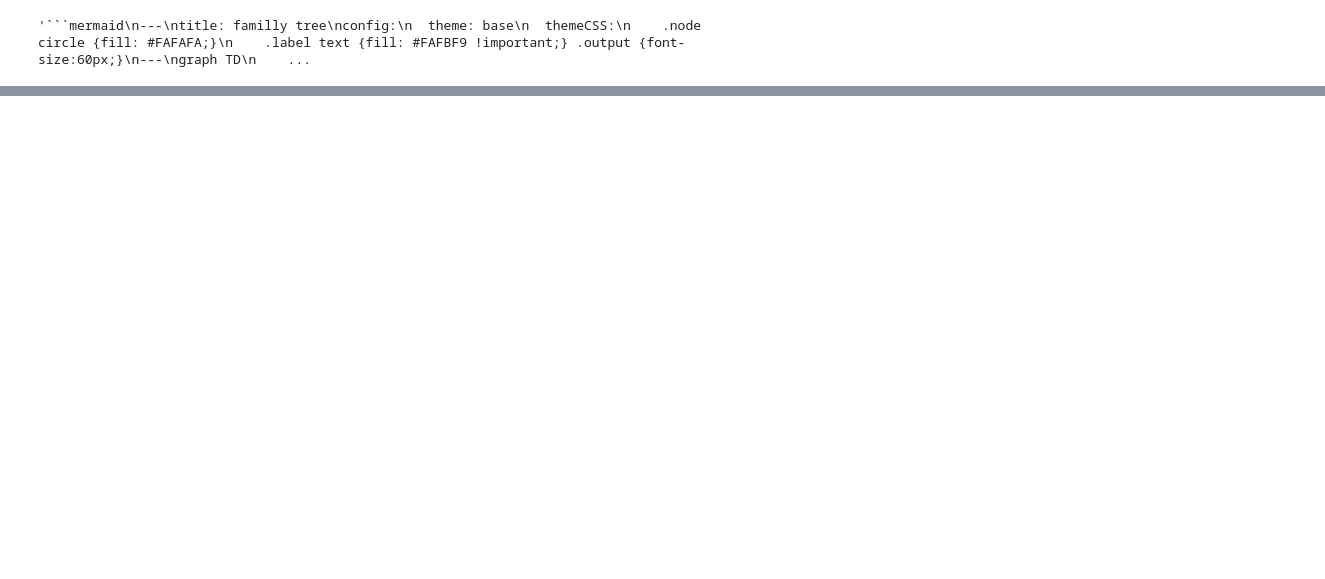
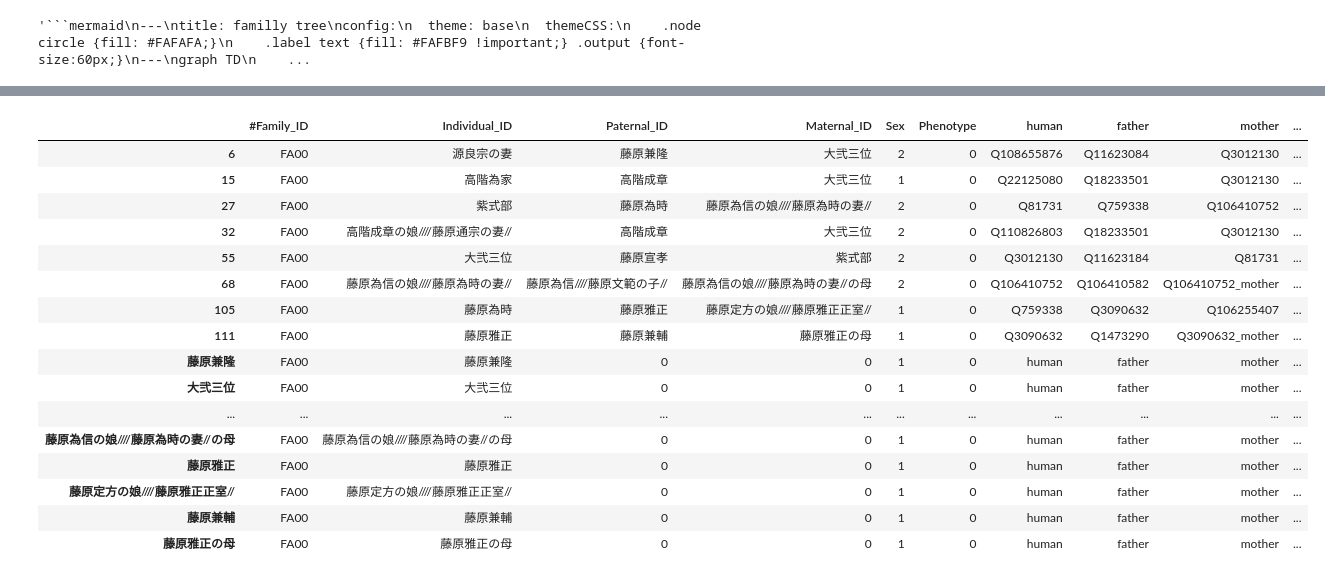
Before and after one commit to wonox/pedigree, a Jupyter notebook: pedigree.ipynb, the cells around one changed output, grey strips where cells are left out. Saved outputs shown, nothing was run; the diff lists cells and outputs as text; code cells hidden in the pictures; blank space fills up the shorter version.

```diff
--- a/pedigree.ipynb
+++ b/pedigree.ipynb
@@ -338,0 +418,16 @@ print(list(nx.all_simple_paths(H, source='藤原宣孝', target='大弐三位'))
+# %%
+import itertools
+# エッジをソースから幅優先探索で反復する。
+# list(nx.bfs_edges(H,source="紫式部",depth_limit = 2,  reverse=True))
+bfs_G1 = list(nx.bfs_edges(H,source="紫式部",depth_limit = 2,  reverse=True))
+bfs_G2 = list(nx.bfs_edges(H,source="紫式部",depth_limit = 2,  reverse=False))
+bfs_G = bfs_G1 + bfs_G2
+# 多次元配列の要素を平らに
+duplication = list(itertools.chain.from_iterable(bfs_G))
+# 集合にして要素の重複削除
+family_2 = list(set(duplication))
+type(family_2)
+print(family_2)
+# flatten_s = list(map(list, set(map(tuple, duplication))))
+# flatten_2 = list(flatten_s)  # その集合からリストを作成
+# print(flatten_2)  # [2, 3, 5, 6, 7, 8]など
@@ -353,5 +462,5 @@ family
 # %%
 # in演算子で特定の値を含む行を抽出（isin()と同等）
-df_human_3 = df_human_2[df_human_2['Individual_ID'].isin(family)]
+df_human_3 = df_human_2[df_human_2['Individual_ID'].isin(family_2)]
 print(df_human_3.tail())
 # %% [output]
@@ -488,0 +610,15 @@ generate_report(path)
+# %%
+for index, row in df_human_3.iterrows():
+   # if (not (df_human_3['Individual_ID'] == "藤原宣孝").isnull().any()):
+   # print(df_human_3.loc[index,'Paternal_ID'])
+
+   if (not (df_human_3['Individual_ID'] == df_human_3.loc[index,'Paternal_ID']).isnull().any()):
+      print(df_human_3.loc[index,'Paternal_ID'])
+      #new_row = ['FA00', df_human_3.loc[index,'Paternal_ID'] , '0', '0', '1', '0', 'human', 'father', 'mother', 'spouse', 'tuple']
+      # df_human_3.loc[df_human_3.loc[index,'Paternal_ID'],:] = new_row
+   if (not (df_human_3['Individual_ID'] == df_human_3.loc[index,'Maternal_ID']).isnull().any()):
+      print(df_human_3.loc[index,'Maternal_ID'])
+      # new_row = ['FA00', df_human_3.loc[index,'Maternal_ID'] , '0', '0', '1','0', 'human', 'father', 'mother', 'spouse', 'tuple']
+      # df_human_3.loc[df_human_3.loc[index,'Maternal_ID'],:] = new_row
+
+df_human_3.loc[:,('Sex','Phenotype')] = df_human_3.loc[:,('Sex','Phenotype')].astype(int, errors='ignore')
@@ -488,0 +643,20 @@ generate_report(path)
+# %%
+df_human_3
+# %% [output]
+|  | #Family_ID | Individual_ID | Paternal_ID | Maternal_ID | Sex | Phenotype | human | father | mother | ... |
+| 6 | FA00 | 源良宗の妻 | 藤原兼隆 | 大弐三位 | 2 | 0 | Q108655876 | Q11623084 | Q3012130 | ... |
+| 15 | FA00 | 高階為家 | 高階成章 | 大弐三位 | 1 | 0 | Q22125080 | Q18233501 | Q3012130 | ... |
+| 27 | FA00 | 紫式部 | 藤原為時 | 藤原為信の娘////藤原為時の妻// | 2 | 0 | Q81731 | Q759338 | Q106410752 | ... |
+| 32 | FA00 | 高階成章の娘////藤原通宗の妻// | 高階成章 | 大弐三位 | 2 | 0 | Q110826803 | Q18233501 | Q3012130 | ... |
+| 55 | FA00 | 大弐三位 | 藤原宣孝 | 紫式部 | 2 | 0 | Q3012130 | Q11623184 | Q81731 | ... |
+| 68 | FA00 | 藤原為信の娘////藤原為時の妻// | 藤原為信////藤原文範の子// | 藤原為信の娘////藤原為時の妻//の母 | 2 | 0 | Q106410752 | Q106410582 | Q106410752_mother | ... |
+| 105 | FA00 | 藤原為時 | 藤原雅正 | 藤原定方の娘////藤原雅正正室// | 1 | 0 | Q759338 | Q3090632 | Q106255407 | ... |
+| 111 | FA00 | 藤原雅正 | 藤原兼輔 | 藤原雅正の母 | 1 | 0 | Q3090632 | Q1473290 | Q3090632_mother | ... |
+| 藤原兼隆 | FA00 | 藤原兼隆 | 0 | 0 | 1 | 0 | human | father | mother | ... |
+| 大弐三位 | FA00 | 大弐三位 | 0 | 0 | 1 | 0 | human | father | mother | ... |
+| ... | ... | ... | ... | ... | ... | ... | ... | ... | ... | ... |
+| 藤原為信の娘////藤原為時の妻//の母 | FA00 | 藤原為信の娘////藤原為時の妻//の母 | 0 | 0 | 1 | 0 | human | father | mother | ... |
+| 藤原雅正 | FA00 | 藤原雅正 | 0 | 0 | 1 | 0 | human | father | mother | ... |
+| 藤原定方の娘////藤原雅正正室// | FA00 | 藤原定方の娘////藤原雅正正室// | 0 | 0 | 1 | 0 | human | father | mother | ... |
+| 藤原兼輔 | FA00 | 藤原兼輔 | 0 | 0 | 1 | 0 | human | father | mother | ... |
+| 藤原雅正の母 | FA00 | 藤原雅正の母 | 0 | 0 | 1 | 0 | human | father | mother | ... |
```
Also changed, not shown: parts of 20 cells of this notebook, 4 other files.
